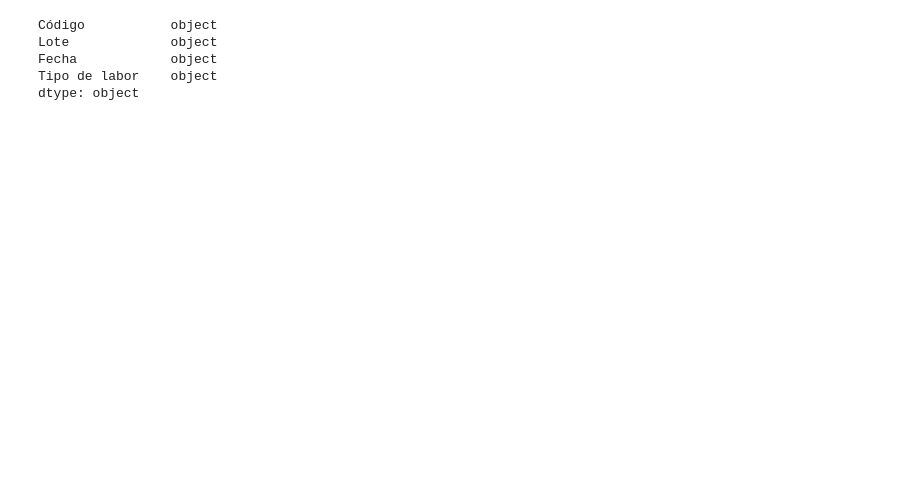
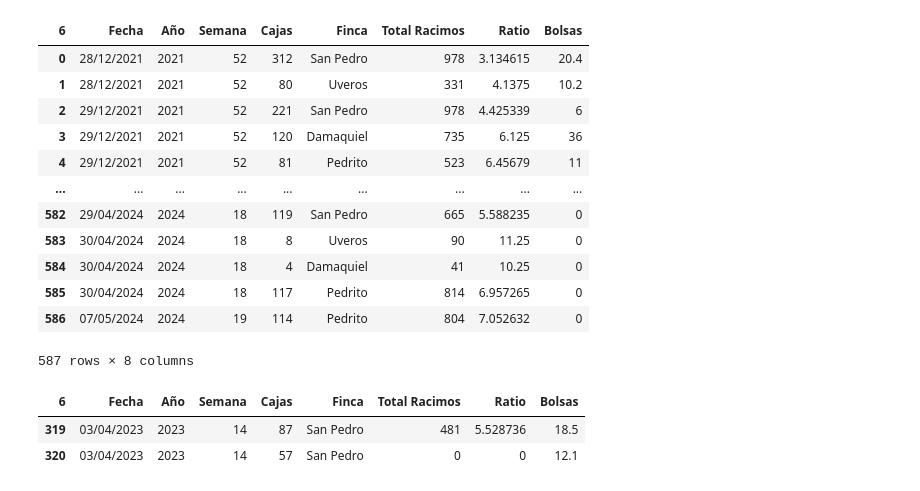
Before and after one commit to xd-mau5/zomac_data, a Jupyter notebook: prueba.ipynb, the cells around one changed output. Drawn from its saved outputs; the diff is of its cells as text; code cells hidden in the pictures; blank space fills up the shorter version.

```diff
--- a/prueba.ipynb
+++ b/prueba.ipynb
@@ -94,14 +80,26 @@ Tipo de labor    object
 dtype: object
-# %%
-df['Código'] = df['Código'].astype(str)
-df['Lote'] = df['Lote'].astype(str)
-df['Fecha'] = pd.to_datetime(df['Fecha'])
-df['Tipo de labor'] = df['Tipo de labor'].astype(str)
-df['Fecha'] = df['Fecha'].dt.strftime('%Y-%m-%d')
-df.dtypes
-# %% [output]
-Código           object
-Lote             object
-Fecha            object
-Tipo de labor    object
-dtype: object
+# %%
+# Eliminamos las filas que en Cajas tengan un valor NaN
+df = df.dropna(subset=['Cajas']).reset_index(drop=True)
+df
+# %% [output]
+| 6 | Fecha | Año | Semana | Cajas | Finca | Total Racimos | Ratio | Bolsas |
+| 0 | 28/12/2021 | 2021 | 52 | 312 | San Pedro | 978 | 3.134615 | 20.4 |
+| 1 | 28/12/2021 | 2021 | 52 | 80 | Uveros | 331 | 4.1375 | 10.2 |
+| 2 | 29/12/2021 | 2021 | 52 | 221 | San Pedro | 978 | 4.425339 | 6 |
+| 3 | 29/12/2021 | 2021 | 52 | 120 | Damaquiel | 735 | 6.125 | 36 |
+| 4 | 29/12/2021 | 2021 | 52 | 81 | Pedrito | 523 | 6.45679 | 11 |
+| ... | ... | ... | ... | ... | ... | ... | ... | ... |
+| 582 | 29/04/2024 | 2024 | 18 | 119 | San Pedro | 665 | 5.588235 | 0 |
+| 583 | 30/04/2024 | 2024 | 18 | 8 | Uveros | 90 | 11.25 | 0 |
+| 584 | 30/04/2024 | 2024 | 18 | 4 | Damaquiel | 41 | 10.25 | 0 |
+| 585 | 30/04/2024 | 2024 | 18 | 117 | Pedrito | 814 | 6.957265 | 0 |
+| 586 | 07/05/2024 | 2024 | 19 | 114 | Pedrito | 804 | 7.052632 | 0 |
+587 rows × 8 columns
+# %%
+# Mostrar los valores donde el año sea 2024, la semana 16 y la finca 'San Pedro'
+df[(df['Año'] == 2023) & (df['Semana'] == 14) & (df['Finca'] == 'San Pedro')]
+# %% [output]
+| 6 | Fecha | Año | Semana | Cajas | Finca | Total Racimos | Ratio | Bolsas |
+| 319 | 03/04/2023 | 2023 | 14 | 87 | San Pedro | 481 | 5.528736 | 18.5 |
+| 320 | 03/04/2023 | 2023 | 14 | 57 | San Pedro | 0 | 0 | 12.1 |
```
Also changed, not shown: parts of 17 cells of this notebook, 2 other files.
